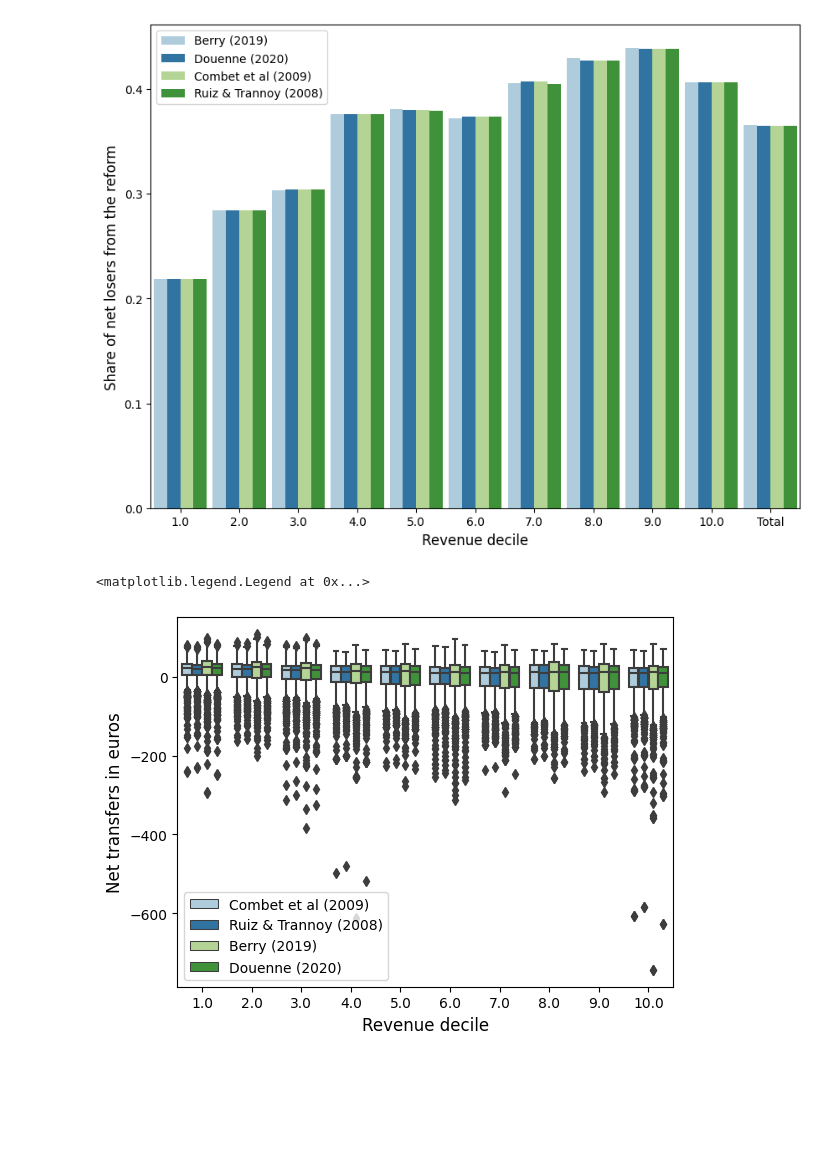
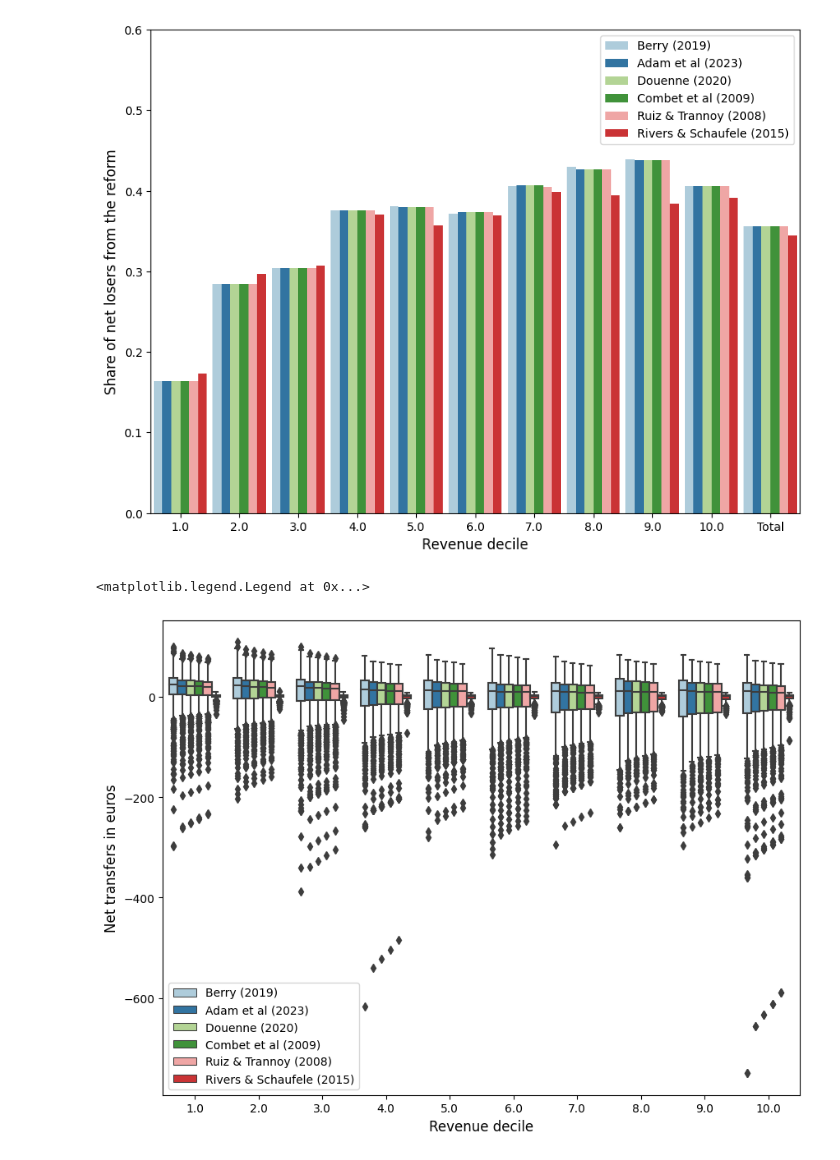
Before and after one commit to openfisca/openfisca-france-indirect-taxation, a Jupyter notebook: openfisca_france_indirect_taxation/projects/Master_Thesis_Herve/Simulation_taxe_energie_winners_losers.ipynb, the cells around one changed output. Saved outputs shown, nothing was run; the diff lists cells and outputs as text; code cells hidden in the pictures; blank space fills up the shorter version.

```diff
--- a/openfisca_france_indirect_taxation/projects/Master_Thesis_Herve/Simulation_taxe_energie_winners_losers.ipynb
+++ b/openfisca_france_indirect_taxation/projects/Master_Thesis_Herve/Simulation_taxe_energie_winners_losers.ipynb
@@ -39,4 +39,4 @@ df_elasticities = df_elasticities.astype({'ref_elasticity': str, 'elas_price_1_1
 # exemple
 elasticites = df_elasticities[df_elasticities['ref_elasticity'] == 'Douenne (2020)']
 # %%
-to_graph, menages_reform = run_all_elasticities(df_elasticities, year = 2019, reform = carbon_tax_rv)
+to_graph, menages_reform = run_all_elasticities(df_elasticities, year = 2019, reform = carbon_tax_rv,bonus_cheques_uc=True)
@@ -43,14 +63,16 @@ to_graph, menages_reform = run_all_elasticities(df_elasticities, year = 2019, re
 # %%
-graph_winners_losers(to_graph,carbon_tax_rv,elas_vect= False)
+graph_winners_losers(to_graph,carbon_tax_rv,elas_vect= False,bonus_cheques_uc=True)
 # %% [output]
-[figure, old version]
+[figure, new version]
 # %%
 #graph pas pondéré
-sns.boxplot(data = menages_reform, x = "niveau_vie_decile", y = "Net_transfers_reform", hue = "ref_elasticity", palette = sns.color_palette("Paired"))
+plt.figure(figsize= (10,7.5))
+hue_order = ['Berry (2019)', 'Adam et al (2023)', 'Douenne (2020)', 'Combet et al (2009)', 'Ruiz & Trannoy (2008)','Rivers & Schaufele (2015)']
+sns.boxplot(data = menages_reform, x = "niveau_vie_decile", y = "Net_transfers_reform", hue = 'ref_elasticity', hue_order = hue_order, palette = sns.color_palette("Paired"))
 plt.xlabel('Revenue decile', fontdict = {'fontsize' : 12})
 plt.ylabel('Net transfers in euros', fontdict = {'fontsize' : 12})
 plt.legend()
 # %% [output]
 <matplotlib.legend.Legend at 0x...>
-[figure, old version]
+[figure, new version]
 # %%
```
Also changed, not shown: parts of 18 cells of this notebook, 2 other files.
